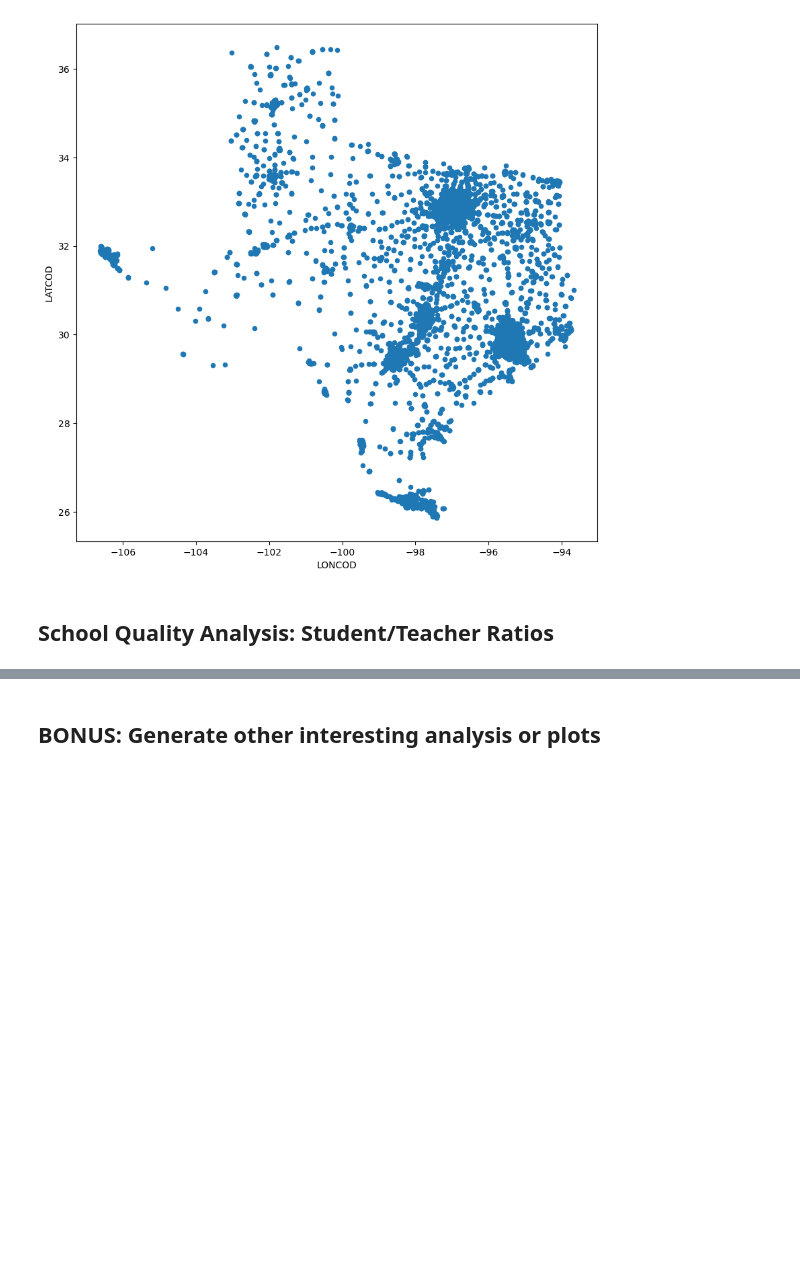
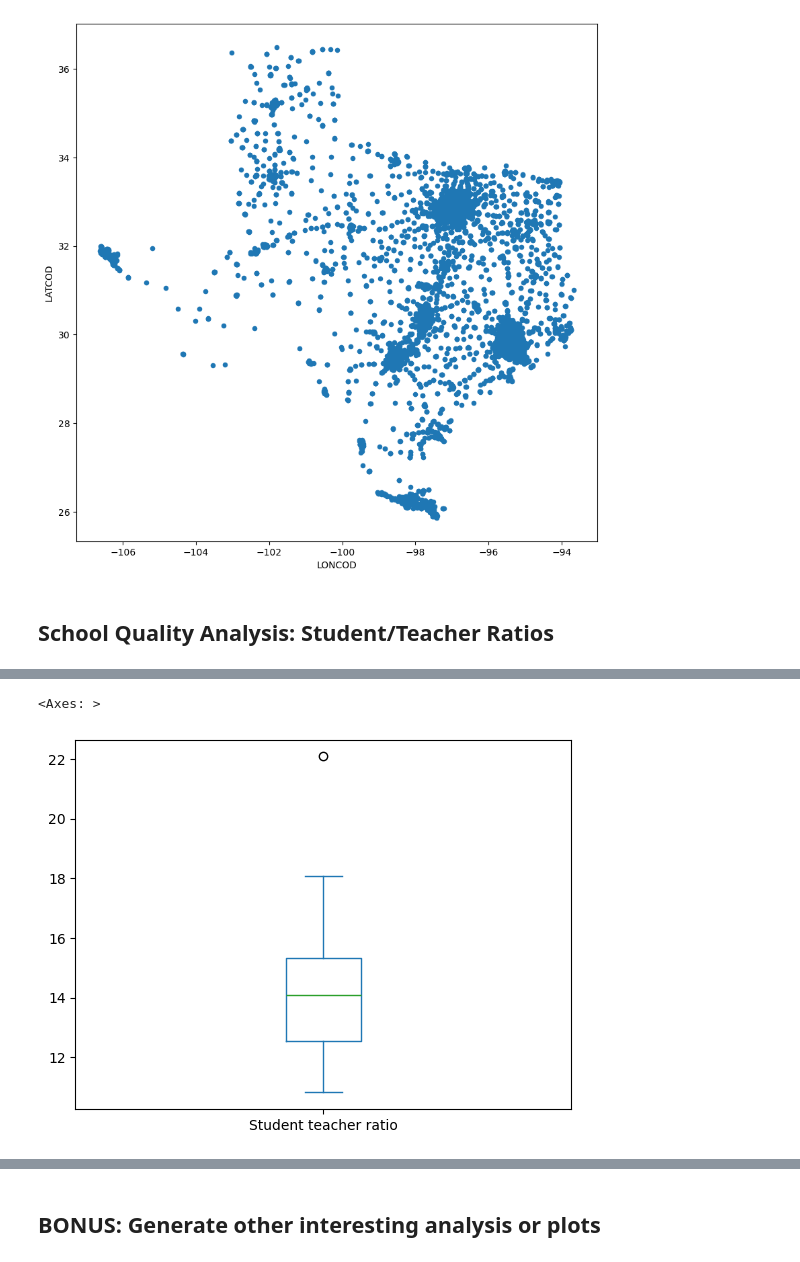
Before and after one commit to jedediahmadsen/us_school_analysis, a Jupyter notebook: public_school_analysis.ipynb, the cells around one changed output, grey strips where cells are left out. Cells and saved outputs as stored; diff of their text form; code cells hidden in the pictures; blank space fills up the shorter version.

```diff
--- a/public_school_analysis.ipynb
+++ b/public_school_analysis.ipynb
@@ -343,4 +379,9 @@ tx_df.plot(kind='scatter', x='LONCOD', y='LATCOD', figsize=(10, 10))
 # %%
 # Plot a boxplot of the Student/Teacher Ratios
+
+ratio_by_state.plot(kind="box")
+# %% [output]
+<Axes: >
+[figure, added]
 # %%
 # List or Plot the Highest 5 states
```
Also changed, not shown: parts of 15 cells of this notebook, 1 other file.
